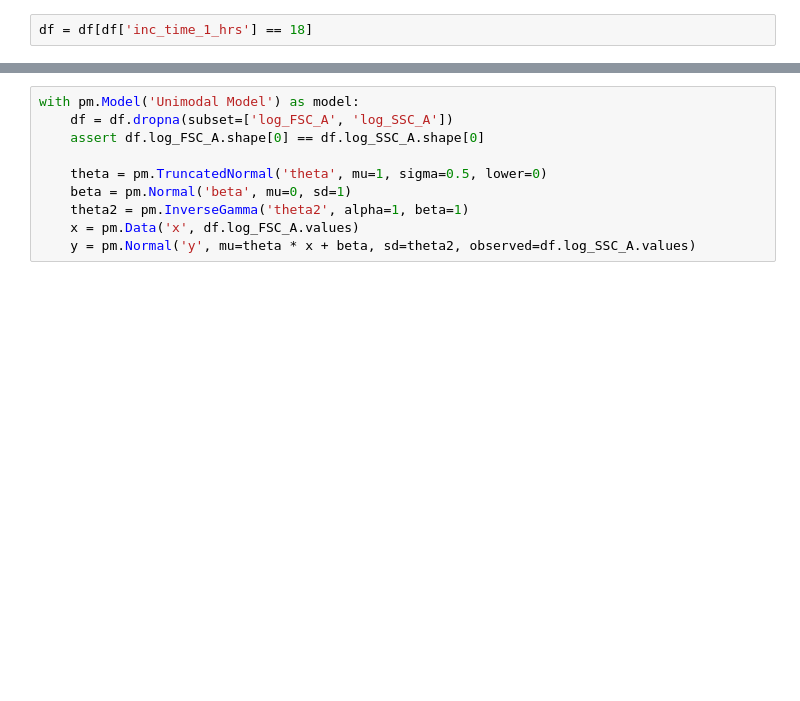
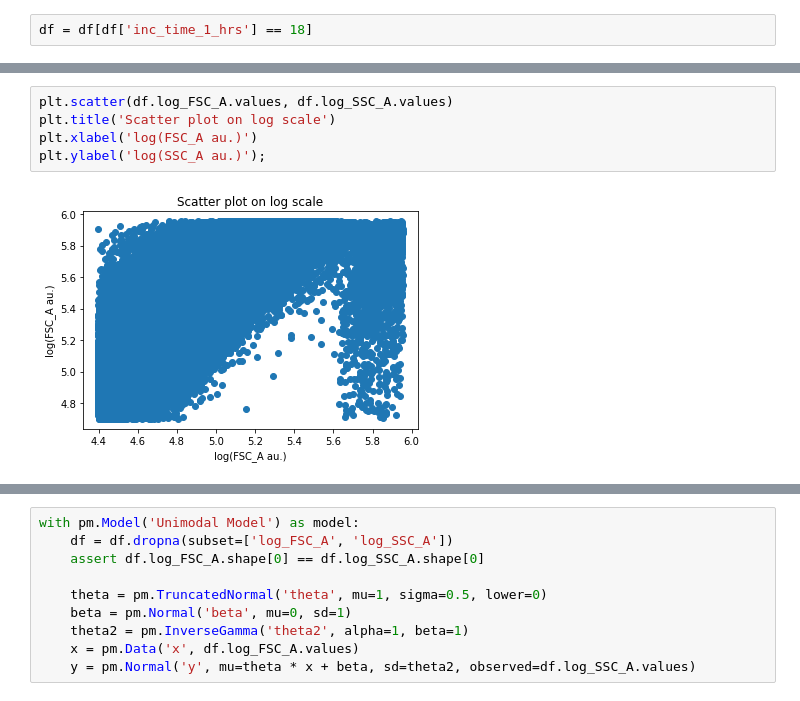
Before and after one commit to rpgoldman/replication-paper-data-analysis, a Jupyter notebook: Examine Bimodality.ipynb, the cells around one changed output, grey strips where cells are left out. Drawn from its saved outputs; the diff is of its cells as text; blank space fills up the shorter version.

```diff
--- a/Examine Bimodality.ipynb
+++ b/Examine Bimodality.ipynb
@@ -140,0 +192,7 @@ LinregressResult(slope=nan, intercept=nan, rvalue=nan, pvalue=nan, stderr=nan, i
+# %%
+plt.scatter(df.log_FSC_A.values, df.log_SSC_A.values)
+plt.title('Scatter plot on log scale')
+plt.xlabel('log(FSC_A au.)')
+plt.ylabel('log(SSC_A au.)');
+# %% [output]
+[figure, added]
```
Also changed, not shown: parts of 165 cells of this notebook, 6 other files.
